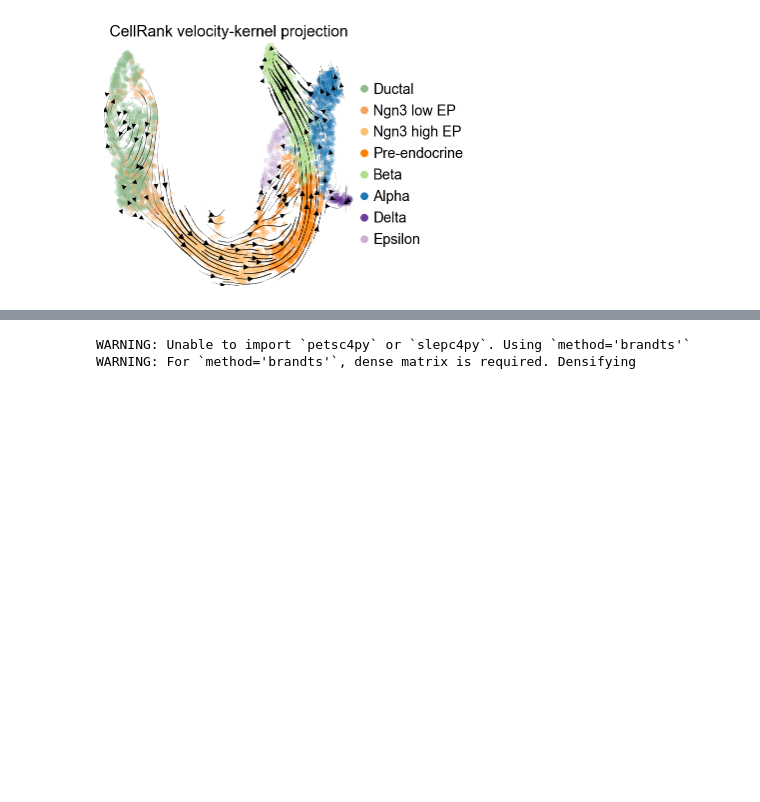
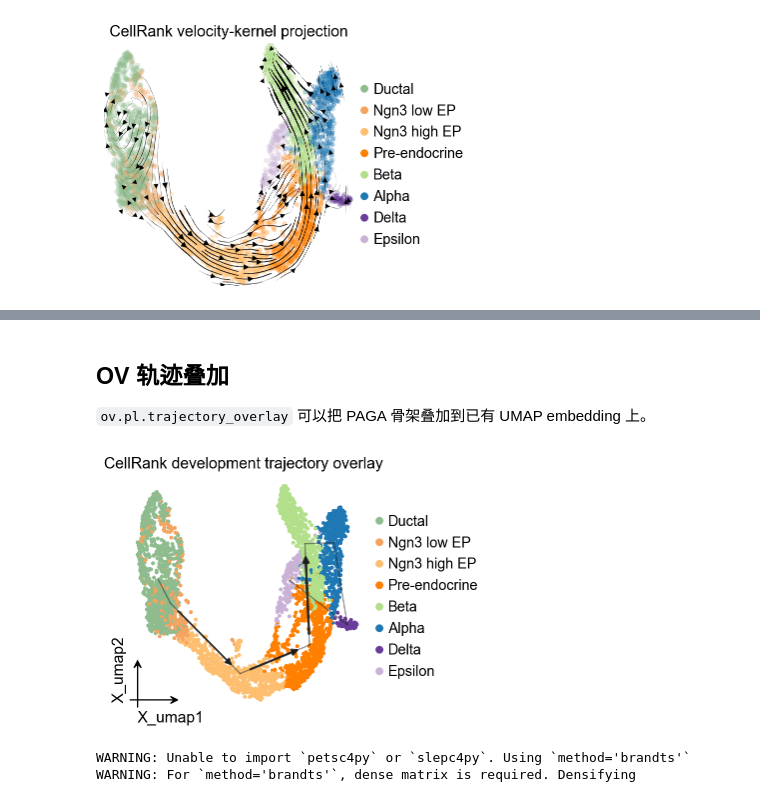
Before and after one commit to DBinary/omicverse-tutorials, a Jupyter notebook: docs_zh/Tutorials-velo/t_velo_cellrank.ipynb, the cells around one changed output, grey strips where cells are left out. Saved outputs shown, nothing was run; the diff lists cells and outputs as text; code cells hidden in the pictures; blank space fills up the shorter version.

```diff
--- a/docs_zh/Tutorials-velo/t_velo_cellrank.ipynb
+++ b/docs_zh/Tutorials-velo/t_velo_cellrank.ipynb
@@ -151,3 +179,28 @@ vk.plot_projection(
+# %% [markdown]
+## OV 轨迹叠加
+
+`ov.pl.trajectory_overlay` 可以把 PAGA 骨架叠加到已有 UMAP embedding 上。
+# %%
+fig, ax = plt.subplots(figsize=(4, 4))
+ov.pl.embedding(
+    adata,
+    basis='X_umap',
+    color='clusters',
+    ax=ax,
+    show=False,
+    size=50,
+)
+ov.pl.trajectory_overlay(
+    adata,
+    ax=ax,
+    method='paga',
+    basis='X_umap',
+    groups='clusters',
+)
+ax.set_title('CellRank development trajectory overlay')
+plt.show()
+# %% [output]
+[figure, added]
 # %%
 g = cr.estimators.GPCCA(kernel)
 g.compute_macrostates(n_states=6, cluster_key='clusters')
```
Also changed, not shown: parts of 7 cells of this notebook, 18 other files.
